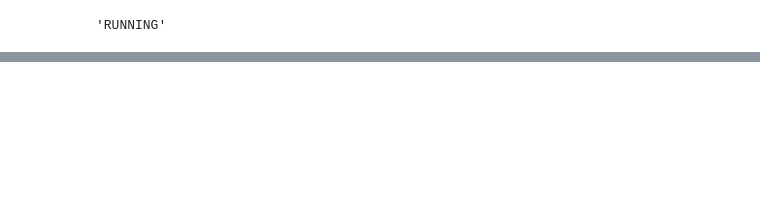
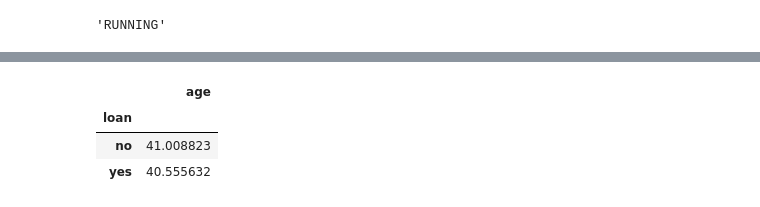
Before and after one commit to sdpython/jupytalk, a Jupyter notebook: _doc/notebooks/2016/centrale/azure_pig.ipynb, the cells around one changed output, grey strips where cells are left out. Saved outputs shown, nothing was run; the diff lists cells and outputs as text; code cells hidden in the pictures; blank space fills up the shorter version.

```diff
--- a/_doc/notebooks/2016/centrale/azure_pig.ipynb
+++ b/_doc/notebooks/2016/centrale/azure_pig.ipynb
@@ -119,0 +201,3 @@ df["status"]["state"]
+# %%
+df = pandas.read_csv("bank-full.csv", sep=";")
+df.head()
@@ -119,0 +211,7 @@ df["status"]["state"]
+# %%
+df[["loan", "age"]].groupby("loan").mean()
+# %% [output]
+|  | age |
+| loan |  |
+| no | 41.008823 |
+| yes | 40.555632 |
```
Also changed, not shown: parts of 23 cells of this notebook, 2 other files.
